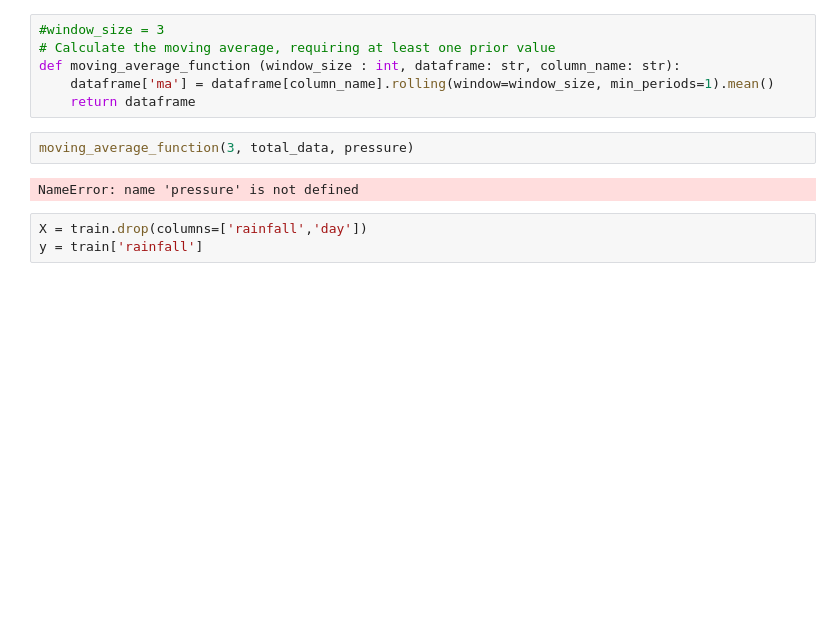
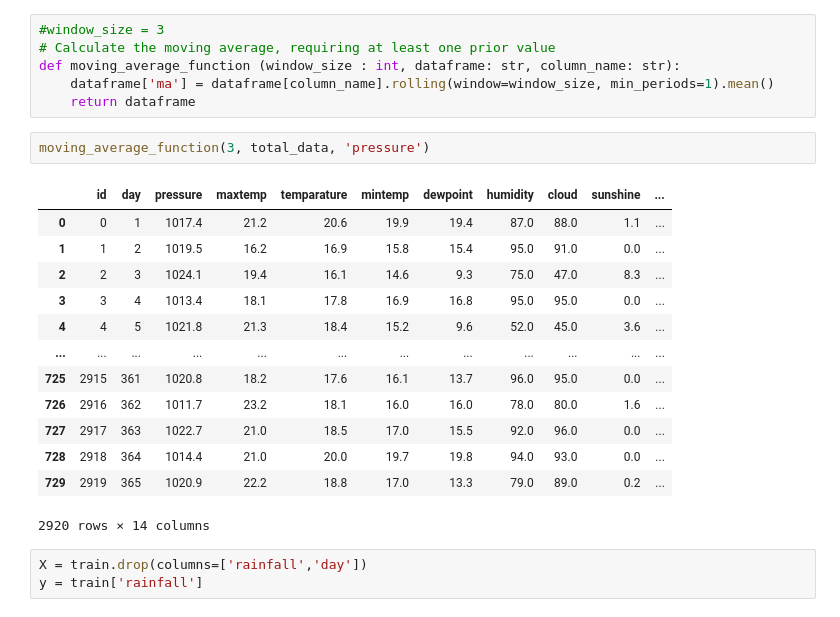
Before and after one commit to sauravdas101/Kaggle_pg_rainfall, a Jupyter notebook: rainfall-adaboost.ipynb, the cells around one changed output. Drawn from its saved outputs; the diff is of its cells as text; blank space fills up the shorter version.

```diff
--- a/rainfall-adaboost.ipynb
+++ b/rainfall-adaboost.ipynb
@@ -67,9 +67,21 @@ def moving_average_function (window_size : int, dataframe: str, column_name: str
     dataframe['ma'] = dataframe[column_name].rolling(window=window_size, min_periods=1).mean()
     return dataframe
 # %%
-moving_average_function(3, total_data, pressure)
+moving_average_function(3, total_data, 'pressure')
 # %% [output]
+|  | id | day | pressure | maxtemp | temparature | mintemp | dewpoint | humidity | cloud | sunshine | ... |
+| 0 | 0 | 1 | 1017.4 | 21.2 | 20.6 | 19.9 | 19.4 | 87.0 | 88.0 | 1.1 | ... |
+| 1 | 1 | 2 | 1019.5 | 16.2 | 16.9 | 15.8 | 15.4 | 95.0 | 91.0 | 0.0 | ... |
+| 2 | 2 | 3 | 1024.1 | 19.4 | 16.1 | 14.6 | 9.3 | 75.0 | 47.0 | 8.3 | ... |
+| 3 | 3 | 4 | 1013.4 | 18.1 | 17.8 | 16.9 | 16.8 | 95.0 | 95.0 | 0.0 | ... |
+| 4 | 4 | 5 | 1021.8 | 21.3 | 18.4 | 15.2 | 9.6 | 52.0 | 45.0 | 3.6 | ... |
+| ... | ... | ... | ... | ... | ... | ... | ... | ... | ... | ... | ... |
+| 725 | 2915 | 361 | 1020.8 | 18.2 | 17.6 | 16.1 | 13.7 | 96.0 | 95.0 | 0.0 | ... |
+| 726 | 2916 | 362 | 1011.7 | 23.2 | 18.1 | 16.0 | 16.0 | 78.0 | 80.0 | 1.6 | ... |
+| 727 | 2917 | 363 | 1022.7 | 21.0 | 18.5 | 17.0 | 15.5 | 92.0 | 96.0 | 0.0 | ... |
+| 728 | 2918 | 364 | 1014.4 | 21.0 | 20.0 | 19.7 | 19.8 | 94.0 | 93.0 | 0.0 | ... |
+| 729 | 2919 | 365 | 1020.9 | 22.2 | 18.8 | 17.0 | 13.3 | 79.0 | 89.0 | 0.2 | ... |
-NameError: name 'pressure' is not defined
+2920 rows × 14 columns
 # %%
 X = train.drop(columns=['rainfall','day'])
 y = train['rainfall']
```
Also changed, not shown: parts of 3 cells of this notebook.
